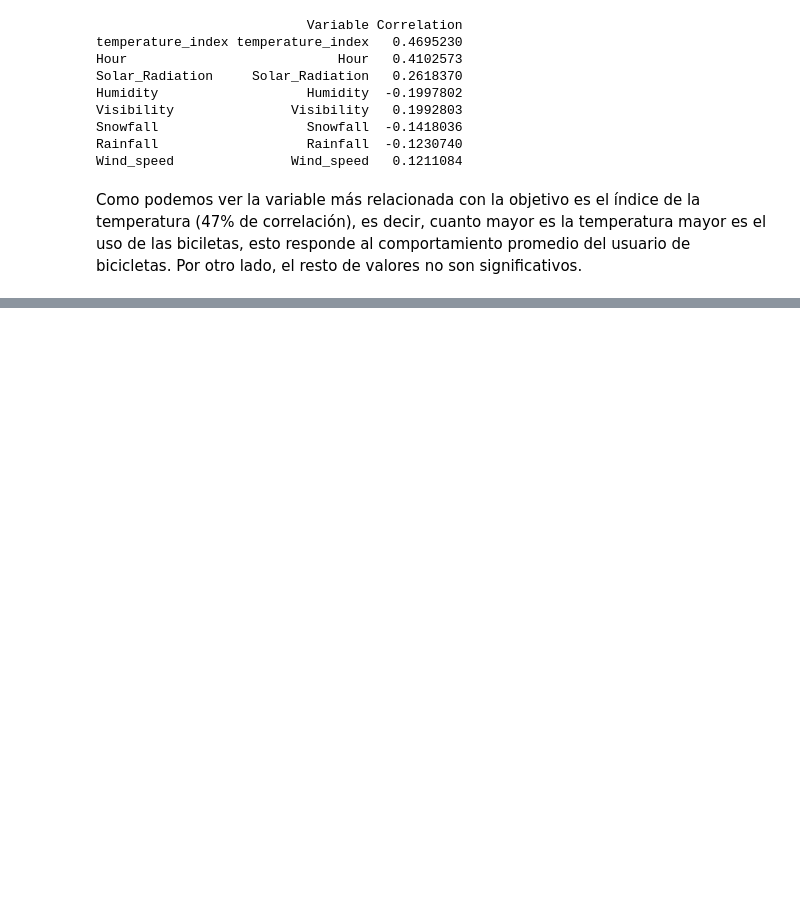
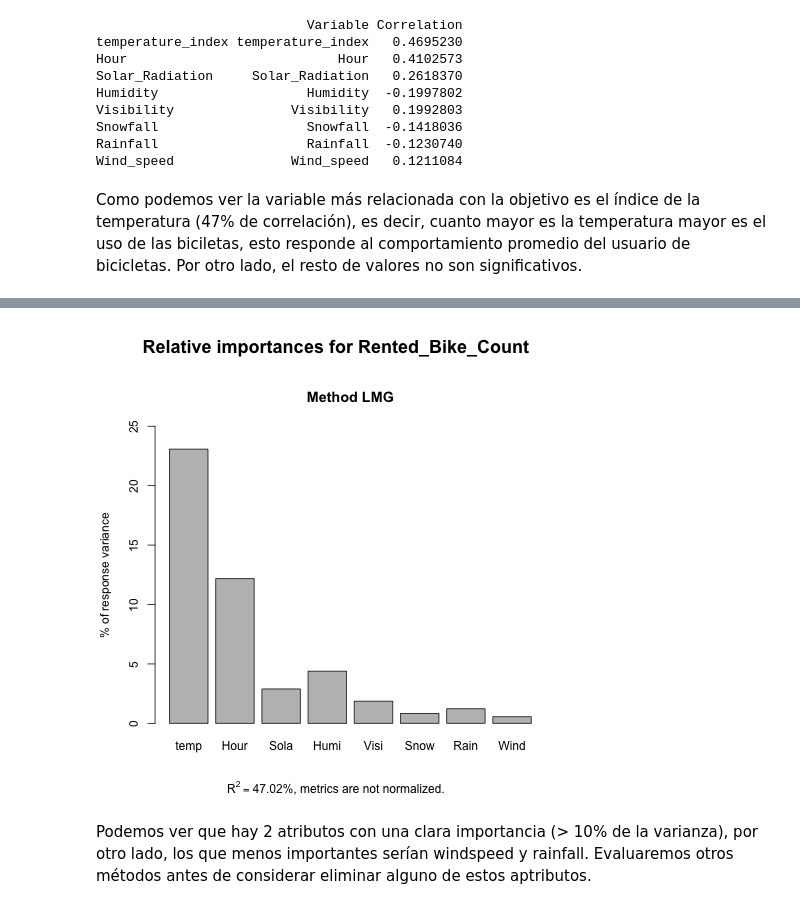
Before and after one commit to Arturo-Hernanz-CM/analisis_datos_modelo_regresion_bicicletas_seul, a Jupyter notebook: modelo_regresion.ipynb, the cells around one changed output, grey strips where cells are left out. Saved outputs shown, nothing was run; the diff lists cells and outputs as text; code cells hidden in the pictures; blank space fills up the shorter version.

```diff
--- a/modelo_regresion.ipynb
+++ b/modelo_regresion.ipynb
@@ -414,0 +471,4 @@ Por otro lado, el resto de valores no son significativos.
+# %%
+%%R
+fit_lm <- lm(Rented_Bike_Count ~ temperature_index + Hour + Solar_Radiation + Humidity + Visibility + Snowfall + Rainfall + Wind_speed, data = dfMedidas)
+calc.relimp(fit_lm)
@@ -414,0 +493,7 @@ Por otro lado, el resto de valores no son significativos.
+# %%
+%%R
+plot(calc.relimp(fit_lm) )
+# %% [output]
+[figure, added]
+# %% [markdown]
+Podemos ver que hay 2 atributos con una clara importancia (> 10% de la varianza), por otro lado, los que menos importantes serían windspeed y rainfall. Evaluaremos otros métodos antes de considerar eliminar alguno de estos aptributos.
```
Also changed, not shown: parts of 7 cells of this notebook, 1 other file.
